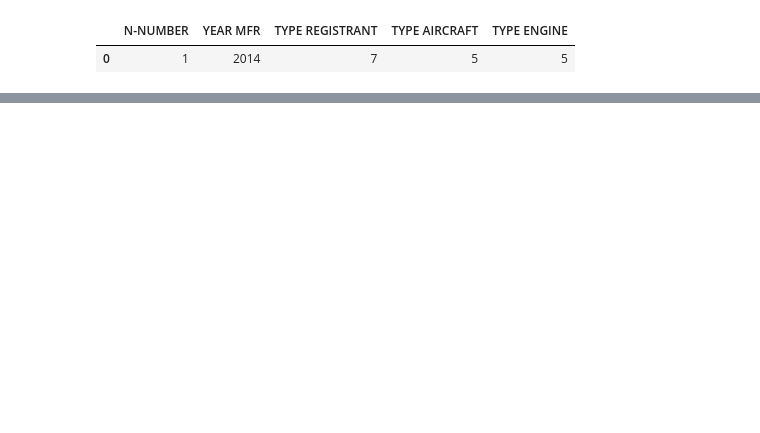
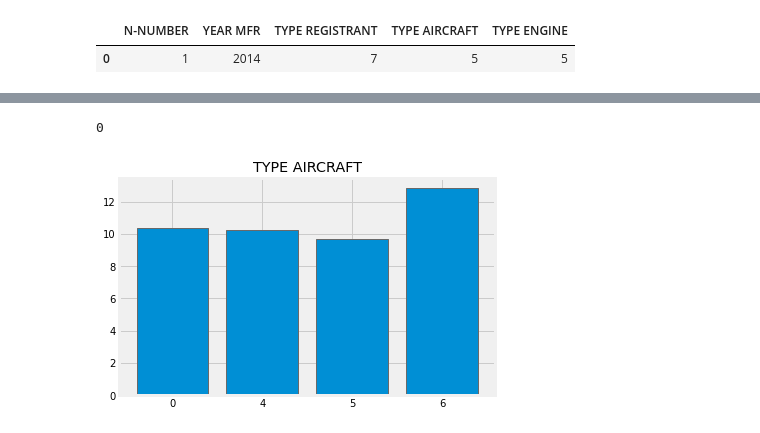
Before and after one commit to paula-sorolla/AML-FlightDelay, a Jupyter notebook: Aircraft_TailNumber.ipynb, the cells around one changed output, grey strips where cells are left out. Drawn from its saved outputs; the diff is of its cells as text; code cells hidden in the pictures; blank space fills up the shorter version.

```diff
--- a/Aircraft_TailNumber.ipynb
+++ b/Aircraft_TailNumber.ipynb
@@ -134 +134,10 @@ Registrant types:  {0, '7', '2', '1', '4', '8', '3'}
 Range year manufactured: 1959 - 2021
+# %%
+data = train_set_merged.groupby('TYPE AIRCRAFT')['DEPARTURE_DELAY'].mean()
+ind = [str(s) for s in list(data.index)]
+plt.bar(ind, data)
+plt.title('TYPE AIRCRAFT')
+len(train_set_merged[train_set_merged['TYPE REGISTRANT'] == 6])
+# %% [output]
+0
+[figure, added]
```
Also changed, not shown: parts of 5 cells of this notebook, 2 other files.
